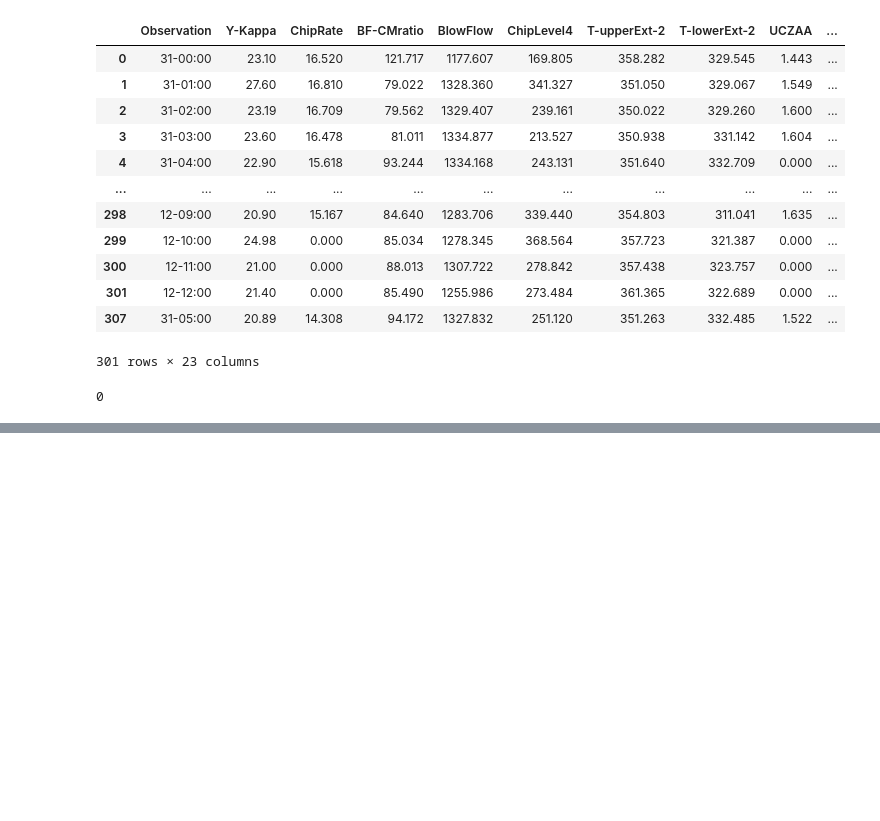
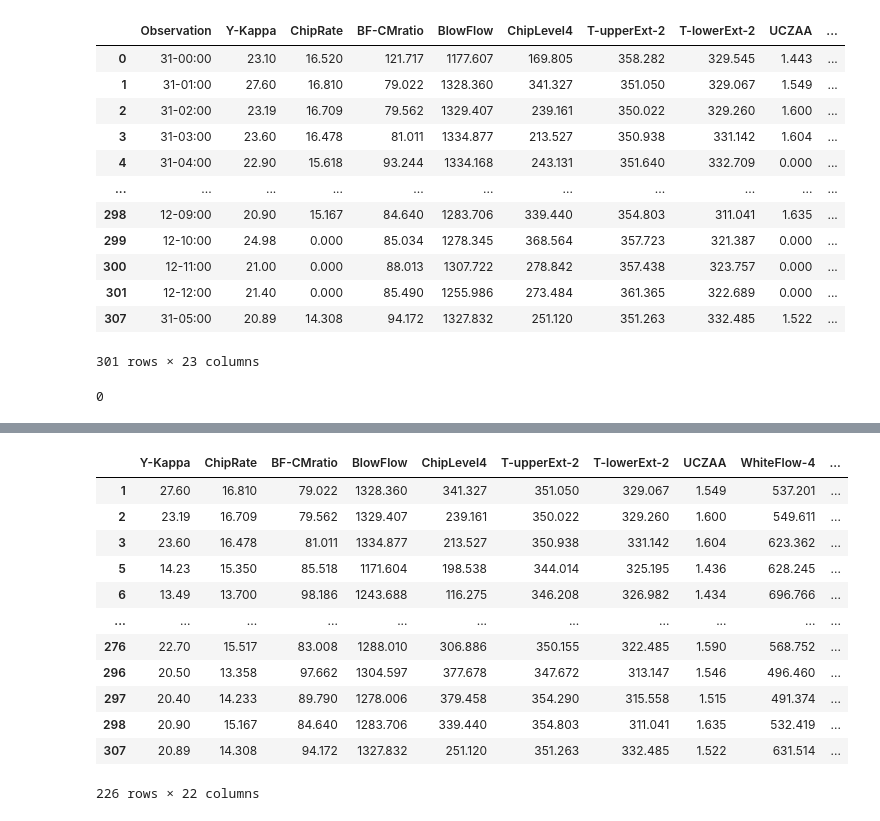
Before and after one commit to Snigdha2121/MainFlow_Tasks, a Jupyter notebook: MainFlow_Task2.ipynb, the cells around one changed output, grey strips where cells are left out. Drawn from its saved outputs; the diff is of its cells as text; code cells hidden in the pictures; blank space fills up the shorter version.

```diff
--- a/MainFlow_Task2.ipynb
+++ b/MainFlow_Task2.ipynb
@@ -199,3 +258,28 @@ data2.isnull().sum().sum() # Calculates the total number of missing values in th
+# %%
+# Filter the DataFrame 'data2' to remove outliers
+# Conditions for an outlier:
+#    - A value less than (Q1 - 1.5 * IQR)
+#    - A value greater than (Q3 + 1.5 * IQR)
+# The '~' operator negates the condition, meaning we keep only non-outliers
+# The 'any(axis=1)' part ensures that if any value in a row is an outlier, that entire row is removed
+
+data2 = data2[~((data2<(Q1-1.5*IQR))|(data2>(Q3+1.5*IQR))).any(axis=1)]
+
+data2 # Display the DataFrame after outlier removal to verify the changes
+# %% [output]
+|  | Y-Kappa | ChipRate | BF-CMratio | BlowFlow | ChipLevel4 | T-upperExt-2 | T-lowerExt-2 | UCZAA | WhiteFlow-4 | ... |
+| 1 | 27.60 | 16.810 | 79.022 | 1328.360 | 341.327 | 351.050 | 329.067 | 1.549 | 537.201 | ... |
+| 2 | 23.19 | 16.709 | 79.562 | 1329.407 | 239.161 | 350.022 | 329.260 | 1.600 | 549.611 | ... |
+| 3 | 23.60 | 16.478 | 81.011 | 1334.877 | 213.527 | 350.938 | 331.142 | 1.604 | 623.362 | ... |
+| 5 | 14.23 | 15.350 | 85.518 | 1171.604 | 198.538 | 344.014 | 325.195 | 1.436 | 628.245 | ... |
+| 6 | 13.49 | 13.700 | 98.186 | 1243.688 | 116.275 | 346.208 | 326.982 | 1.434 | 696.766 | ... |
+| ... | ... | ... | ... | ... | ... | ... | ... | ... | ... | ... |
+| 276 | 22.70 | 15.517 | 83.008 | 1288.010 | 306.886 | 350.155 | 322.485 | 1.590 | 568.752 | ... |
+| 296 | 20.50 | 13.358 | 97.662 | 1304.597 | 377.678 | 347.672 | 313.147 | 1.546 | 496.460 | ... |
+| 297 | 20.40 | 14.233 | 89.790 | 1278.006 | 379.458 | 354.290 | 315.558 | 1.515 | 491.374 | ... |
+| 298 | 20.90 | 15.167 | 84.640 | 1283.706 | 339.440 | 354.803 | 311.041 | 1.635 | 532.419 | ... |
+| 307 | 20.89 | 14.308 | 94.172 | 1327.832 | 251.120 | 351.263 | 332.485 | 1.522 | 631.514 | ... |
+226 rows × 22 columns
 # %%
 # RESPONSIBILTY 4: Calculating summary statistics.
 
```
Also changed, not shown: parts of 5 cells of this notebook.
